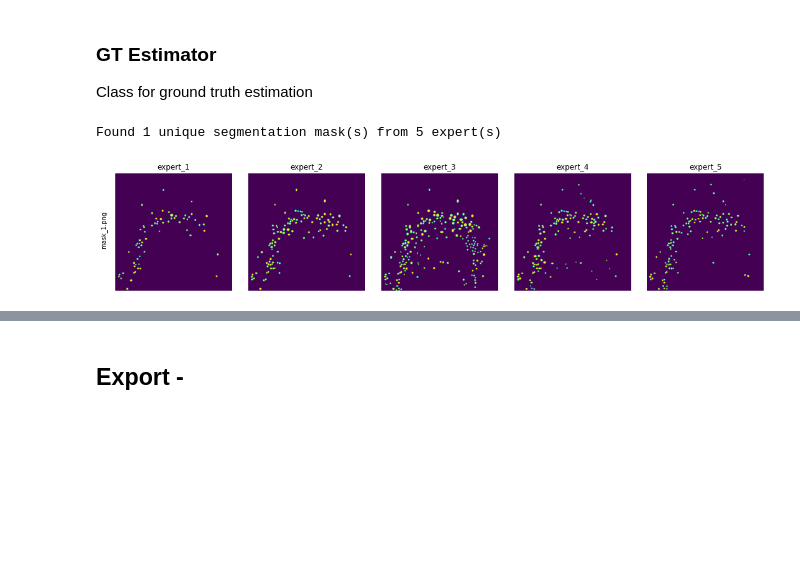
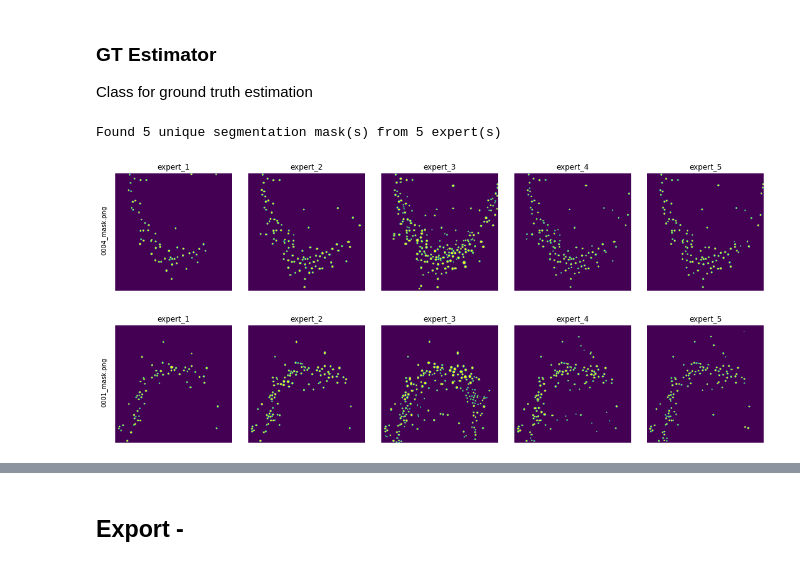
Before and after one commit to matjesg/deepflash2, a Jupyter notebook: nbs/09_gt.ipynb, the cells around one changed output, grey strips where cells are left out. Drawn from its saved outputs; the diff is of its cells as text; code cells hidden in the pictures; blank space fills up the shorter version.

```diff
--- a/nbs/09_gt.ipynb
+++ b/nbs/09_gt.ipynb
@@ -56,7 +57,8 @@ def staple(segmentations, foregroundValue = 1, threshold = 0.5):
     segmentations = [sitk.GetImageFromArray(x) for x in segmentations]
     STAPLE_probabilities = sitk.STAPLE(segmentations)
     STAPLE = STAPLE_probabilities > threshold
-    return sitk.GetArrayViewFromImage(STAPLE)
+    #STAPLE = sitk.GetArrayViewFromImage(STAPLE)
+    return sitk.GetArrayFromImage(STAPLE)
 # %% [markdown]
 ### Majority Voting
 Use majority voting to obtain the reference segmentation. Note that this filter does not resolve ties. In case of ties it will assign the backgtound label (0) to the result.
@@ -67,7 +69,7 @@ def m_voting(segmentations, labelForUndecidedPixels = 0):
     sitk = import_sitk()
     segmentations = [sitk.GetImageFromArray(x) for x in segmentations]
     mv_segmentation = sitk.LabelVoting(segmentations, labelForUndecidedPixels)
-    return sitk.GetArrayViewFromImage(mv_segmentation)
+    return sitk.GetArrayFromImage(mv_segmentation)
 # %% [markdown]
 ### GT Estimator
 
@@ -90,9 +92,14 @@ class GTEstimator(GetAttr):
         self.path = Path(path) if path is not None else Path('.')
         self.mask_fn = lambda exp,msk: self.path/self.exp_dir/exp/msk
 
+        f_list = get_image_files(self.path/self.exp_dir)
+        assert len(f_list)>0, f'Found {len(f_list)} masks in "{self.path/self.exp_dir}". Please check your masks and expert folders.'
+        ass_str = f'Found unexpected folder structure in {self.path/self.exp_dir}. Please check your provided masks and folders.'
+        assert len(f_list[0].relative_to(self.path/self.exp_dir).parents)==2, ass_str
+
         self.masks = {}
         self.experts = []
-        for m in sorted(get_image_files(self.path/self.exp_dir)):
+        for m in sorted(f_list):
             exp = m.parent.name
             if m.name in self.masks:
                 self.masks[m.name].append(exp)
@@ -102,10 +109,14 @@ class GTEstimator(GetAttr):
         self.experts = sorted(set(self.experts))
         if verbose>0: print(f'Found {len(self.masks)} unique segmentation mask(s) from {len(self.experts)} expert(s)')
 
-    def show_data(self, max_n=6, figsize=None, **kwargs):
-        max_n = min((max_n, len(self.masks)))
+    def show_data(self, max_n=6, files=None, figsize=None, **kwargs):
+        if files is not None:
+            files = [(m,self.masks[m]) for m in files]
+        else:
+            max_n = min((max_n, len(self.masks)))
+            files = list(self.masks.items())[:max_n]
         if not figsize: figsize = (len(self.experts)*3,3)
-        for m, exps in list(self.masks.items())[:max_n]:
+        for m, exps in files:
             fig, axs = plt.subplots(nrows=1, ncols=len(exps), figsize=figsize, **kwargs)
             for i, exp in enumerate(exps):
                 msk = _read_msk(self.mask_fn(exp,m))
@@ -114,17 +125,17 @@ class GTEstimator(GetAttr):
             plt.tight_layout()
             plt.show()
 
-    def gt_estimation(self, method='staple', show=True, save_dir=None, filetype='.png', figsize = (10,5), **kwargs):
-        assert method in ['staple', 'majority_voting']
+    def gt_estimation(self, method='STAPLE', show=True, save_dir=None, filetype='.png', figsize = (10,5), **kwargs):
+        assert method in ['STAPLE', 'majority_voting']
         res = []
-        if save_dir: print(f'Saving {method} results to {save_dir}')
-        for m, exps in self.masks.items():
+        print(f'Starting ground truth estimation - {method}')
+        for m, exps in ConsoleProgressBar(self.masks.items()):
             masks = [_read_msk(self.mask_fn(exp,m)) for exp in exps]
-            if method=='staple':
+            if method=='STAPLE':
                 ref = staple(masks, self.staple_fval, self.staple_thres)
             elif method=='majority_voting':
                 ref = m_voting(masks, self.mv_undec)
-            assert ref.mean() > 0, 'Please try again!'
+            #assert ref.mean() > 0, 'Please try again!'
             df_tmp = pd.DataFrame({'method': method, 'file' : m, 'exp' : exps, 'iou': [iou(ref, msk) for msk in masks]})
             res.append(df_tmp)
             if show:
@@ -154,10 +165,13 @@ class GTEstimator(GetAttr):
 exp_dir = Path('deepflash2/sample_data/expert_segmentations')
 _get_expert_sample_masks(exp_dir)
 t = GTEstimator(exp_dir=exp_dir);
-t.show_data()
 # %% [output]
-Found 1 unique segmentation mask(s) from 5 expert(s)
+Found 5 unique segmentation mask(s) from 5 expert(s)
-[figure, removed]
+# %%
+t.show_data(files=['0004_mask.png', '0001_mask.png']);
+# %% [output]
+[figure, added]
+[figure, added]
 # %%
 t.gt_estimation()
 # %% [output]
```
Also changed, not shown: parts of 4 cells of this notebook, 30 other files.
